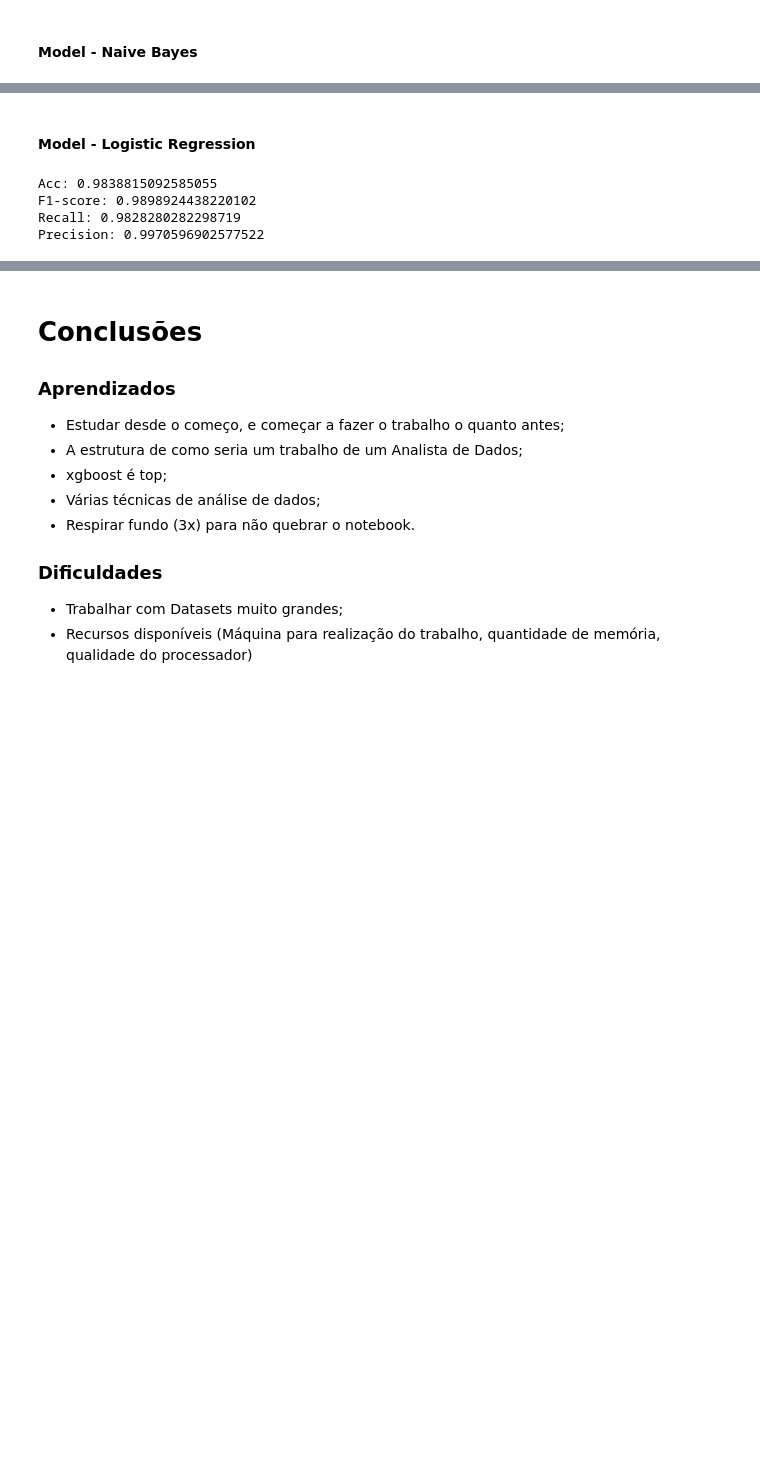
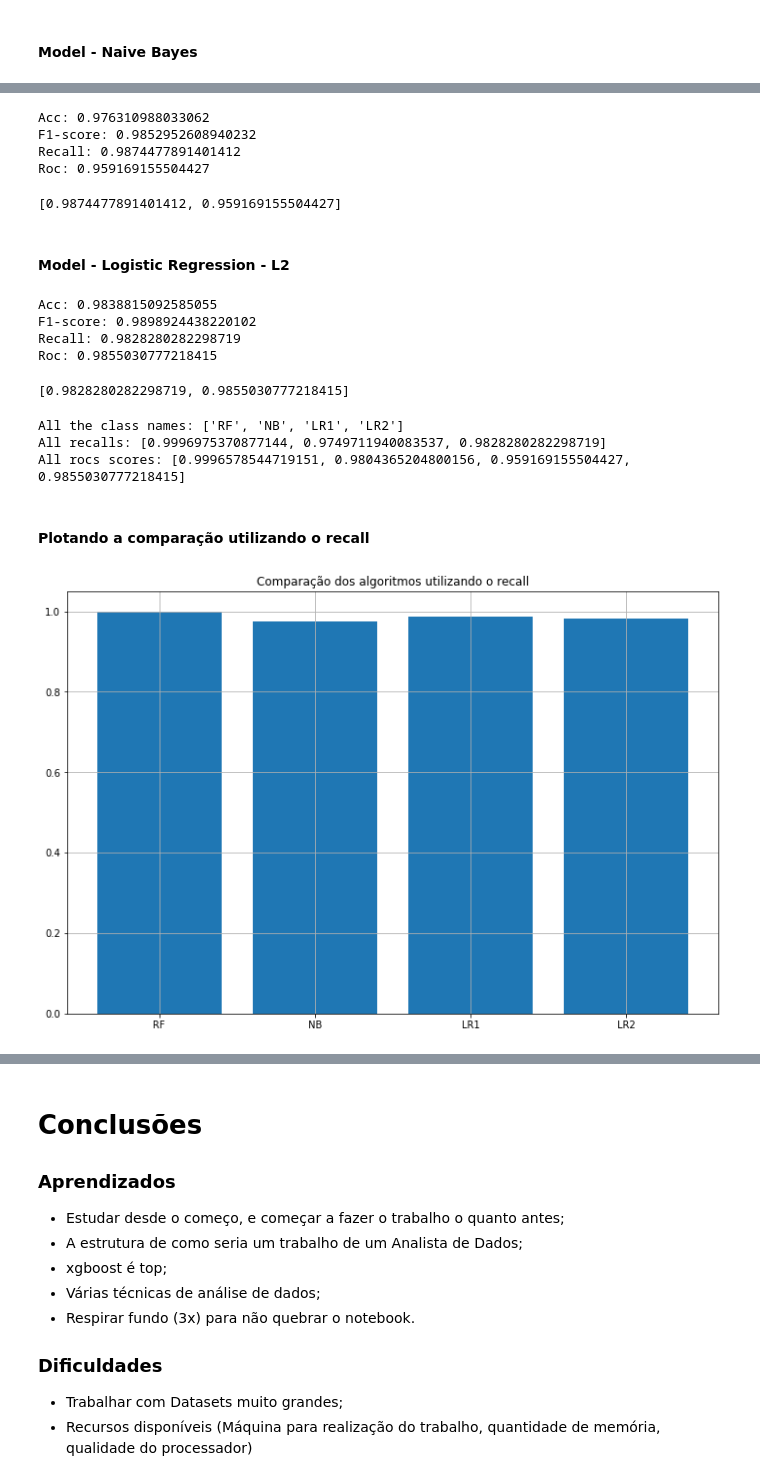
Before and after one commit to Eudalio/trabalho-final-machine-learning, a Jupyter notebook: Trabalho Final de Machine Learning.ipynb, the cells around one changed output, grey strips where cells are left out. Saved outputs shown, nothing was run; the diff lists cells and outputs as text; code cells hidden in the pictures; blank space fills up the shorter version.

```diff
--- a/Trabalho Final de Machine Learning.ipynb
+++ b/Trabalho Final de Machine Learning.ipynb
@@ -482,7 +512,8 @@ classifier(knn, X_train_std_, y_train_)
 #### Model - Naive Bayes
 # %%
 nb = naive_bayes.GaussianNB()
-classifier(nb, X_train_std_, y_train_)
+mnb = classifier(nb, X_train_std_, y_train_)
+mnb
 # %% [output]
 Acc: 0.9771235427911442
 F1-score: 0.9856018215992288
@@ -496,10 +525,59 @@ classifier(svc, X_train_std_, y_train_)
+# %%
+lr = lm.LogisticRegression(penalty='l1')
+mlr_l1 = classifier(lr, X_train_std_, y_train_)
+mlr_l1
+# %% [output]
+Acc: 0.976310988033062
+F1-score: 0.9852952608940232
+Recall: 0.9874477891401412
+Roc: 0.959169155504427
+[0.9874477891401412, 0.959169155504427]
 # %% [markdown]
-#### Model - Logistic Regression
+#### Model - Logistic Regression - L2
 # %%
-lr = lm.LogisticRegression()
-classifier(lr, X_train_std_, y_train_)
+lr = lm.LogisticRegression(penalty='l2')
+mlr_l2 = classifiallrocs.append(mlr[1])er(lr, X_train_std_, y_train_)
+mlr_l2
 # %% [output]
 Acc: 0.9838815092585055
 F1-score: 0.9898924438220102
 Recall: 0.9828280282298719
-Precision: 0.9970596902577522
+Roc: 0.9855030777218415
+[0.9828280282298719, 0.9855030777218415]
+# %%
+# Juntando todos os nomes do metodos
+class_names = []
+class_names.append('RF')
+class_names.append('NB')
+class_names.append('LR1')
+class_names.append('LR2')
+print("All the class names: {}".format(class_names))
+#Juntando todos os recalls
+allrecalls = []
+allrecalls.append(mrf[0])
+allrecalls.append(mnb[0])
+allrecalls.append(mlr_l1[0])
+allrecalls.append(mlr_l2[0])
+print("All recalls: {}".format(allfscores))
+
+#Juntando todos os roc scores
+allrocs = []
+allrocs.append(mrf[1])
+allrocs.append(mnb[1])
+allrocs.append(mlr_l1[1])
+allrocs.append(mlr_l2[1])
+print("All rocs scores: {}".format(allrocs))
+# %% [output]
+All the class names: ['RF', 'NB', 'LR1', 'LR2']
+All recalls: [0.9996975370877144, 0.9749711940083537, 0.9828280282298719]
+All rocs scores: [0.9996578544719151, 0.9804365204800156, 0.959169155504427, 0.9855030777218415]
+# %% [markdown]
+#### Plotando a comparação utilizando o recall
+# %%
+plt.figure(figsize=(12,8))
+plt.grid()
+plt.title('Comparação dos algoritmos utilizando o recall')
+plt.bar(range(len(class_names)), allrecalls)
+plt.xticks(range(len(class_names)), class_names);
+# %% [output]
+[figure, added]
```
Also changed, not shown: parts of 13 cells of this notebook.
